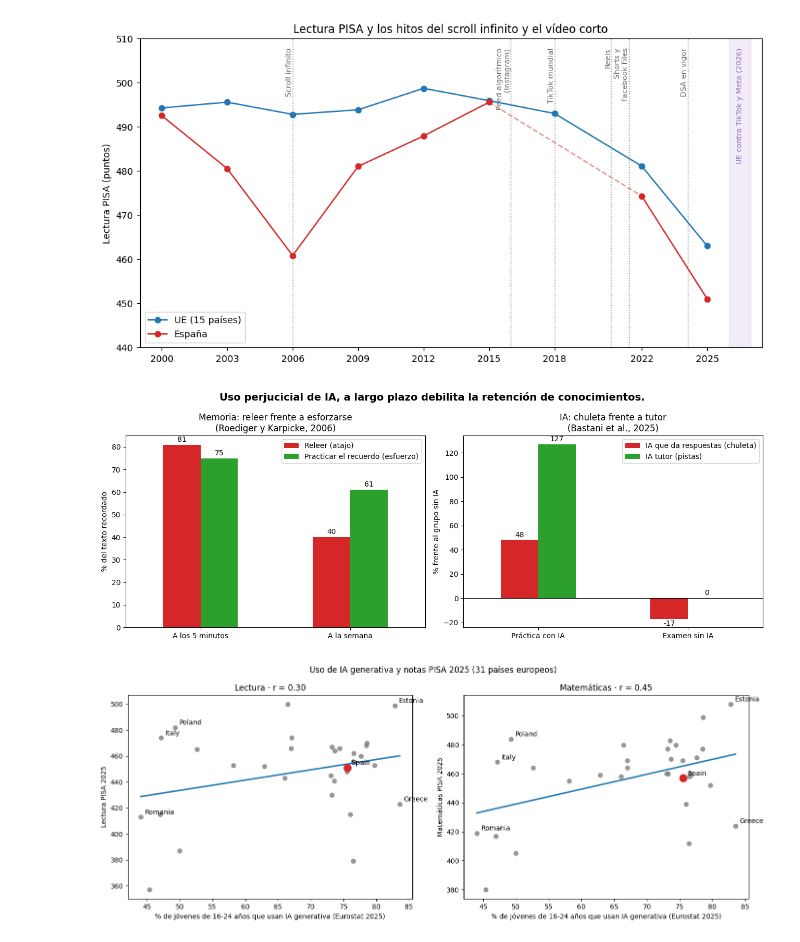
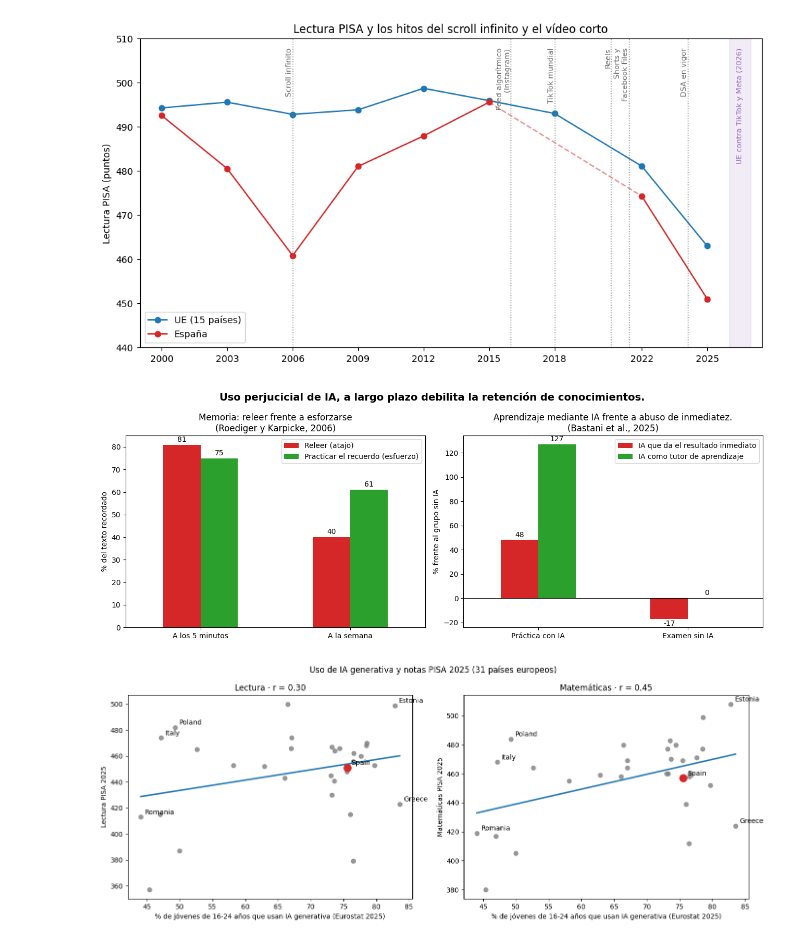
Before and after one commit to Avalverdep/2026-10-BILBAO-FT-Data-Science, a Jupyter notebook: 2-Data_Analysis/EDA/EDA_Andoni.ipynb, the cells around one changed output. Cells and saved outputs as stored; diff of their text form; code cells hidden in the pictures.

```diff
--- a/2-Data_Analysis/EDA/EDA_Andoni.ipynb
+++ b/2-Data_Analysis/EDA/EDA_Andoni.ipynb
@@ -558,33 +583,28 @@ plt.show()
 [figure]
 # %%
 estudios = pd.read_csv('data/estudios_retencion.csv')
-
-config = {
-    'Roediger y Karpicke': {'momentos': ['A los 5 minutos', 'A la semana'],
-                            'grupos': ['Releer (atajo)', 'Practicar el recuerdo (esfuerzo)'],
-                            'titulo': 'Memoria: releer frente a esforzarse\n(Roediger y Karpicke, 2006)'},
-    'Bastani et al.': {'momentos': ['Práctica con IA', 'Examen sin IA'],
-                       'grupos': ['IA que da el resultado inmediato', 'IA como tutor de aprendizaje'],
-                       'titulo': 'Aprendizaje mediante IA frente a abuso de inmediatez.\n(Bastani et al., 2025)'},
-}                                                                                                                               #cargar estudios desde el dataset, y separar en diccionarios
+estudios['Grupo'] = estudios['Grupo'].replace({
+    'IA que da respuestas (chuleta)': 'IA que da el resultado inmediato',
+    'IA tutor (pistas)': 'IA como tutor de aprendizaje'})                                                                                                                     #cargar estudios desde el dataset, y separar en diccionarios
 
 fig, axes = plt.subplots(1, 2, figsize=(13, 5))
 for ax, (estudio, c) in zip(axes, config.items()):
     datos = estudios[estudios['Estudio'] == estudio]
     tabla = datos.pivot(index='Momento', columns='Grupo', values='Valor').loc[c['momentos'], c['grupos']]                   #crear nueva tabla desde los diccionarios
     tabla.plot(kind='bar', ax=ax, color=['tab:red', 'tab:green'], rot=0)
     for barras in ax.containers:
         ax.bar_label(barras, fmt='%.0f', padding=2)                                                                         #representar nuevos datos en el gráfico.
     ax.axhline(0, color='black', linewidth=0.8)
     ax.set_title(c['titulo'])
     ax.set_xlabel('')
     ax.set_ylabel(datos['Unidad'].iloc[0])
     ax.legend(title='')
 fig.suptitle('Uso perjucicial de IA, a largo plazo debilita la retención de conocimientos.', fontsize=14, fontweight='bold')
 plt.tight_layout()
+
 plt.show()
 # %% [output]
-[figure, old version]
+[figure, new version]
 # %%
 #Cruzar datos de anteriores sets con nuevas métricas de uso IA.
 
```
Also changed, not shown: parts of 12 cells of this notebook, 23 other files.
